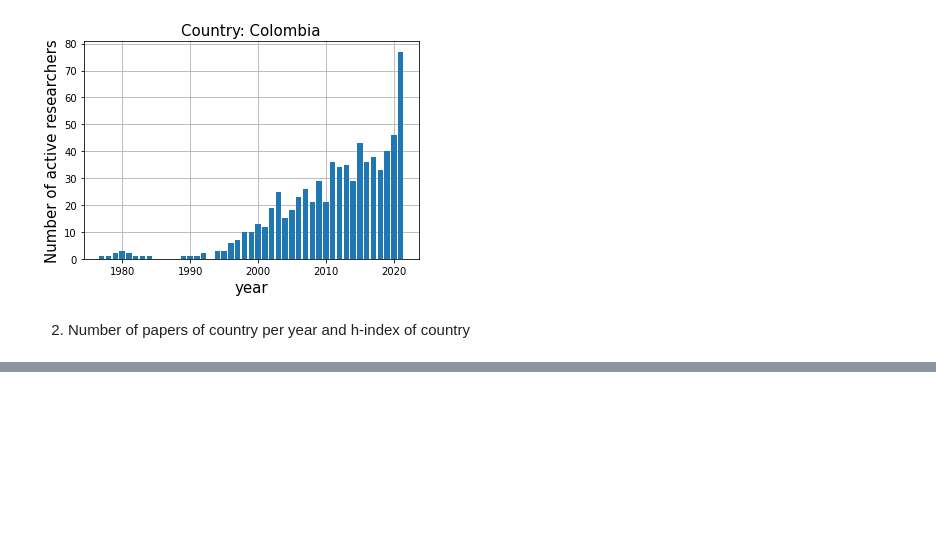
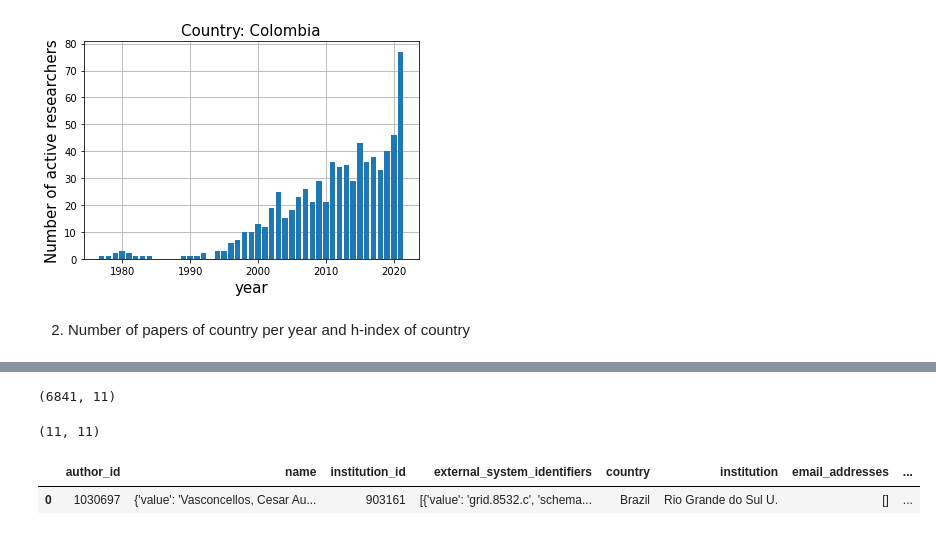
Before and after one commit to restrepo/inspire, a Jupyter notebook: LA_Analysis.ipynb, the cells around one changed output, grey strips where cells are left out. Drawn from its saved outputs; the diff is of its cells as text; code cells hidden in the pictures; blank space fills up the shorter version.

```diff
--- a/LA_Analysis.ipynb
+++ b/LA_Analysis.ipynb
@@ -66,0 +76,13 @@ Text(0, 0.5, 'Number of papers')
+# %%
+df.shape
+# %% [output]
+(6841, 11)
+# %%
+df[df.papers.str[0].str['year']=='0000'].shape
+# %% [output]
+(11, 11)
+# %%
+df[:1]
+# %% [output]
+|  | author_id | name | institution_id | external_system_identifiers | country | institution | email_addresses | ... |
+| 0 | 1030697 | {'value': 'Vasconcellos, Cesar Au... | 903161 | [{'value': 'grid.8532.c', 'schema... | Brazil | Rio Grande do Sul U. | [] | ... |
```
Also changed, not shown: parts of 21 cells of this notebook, 1 other file.
